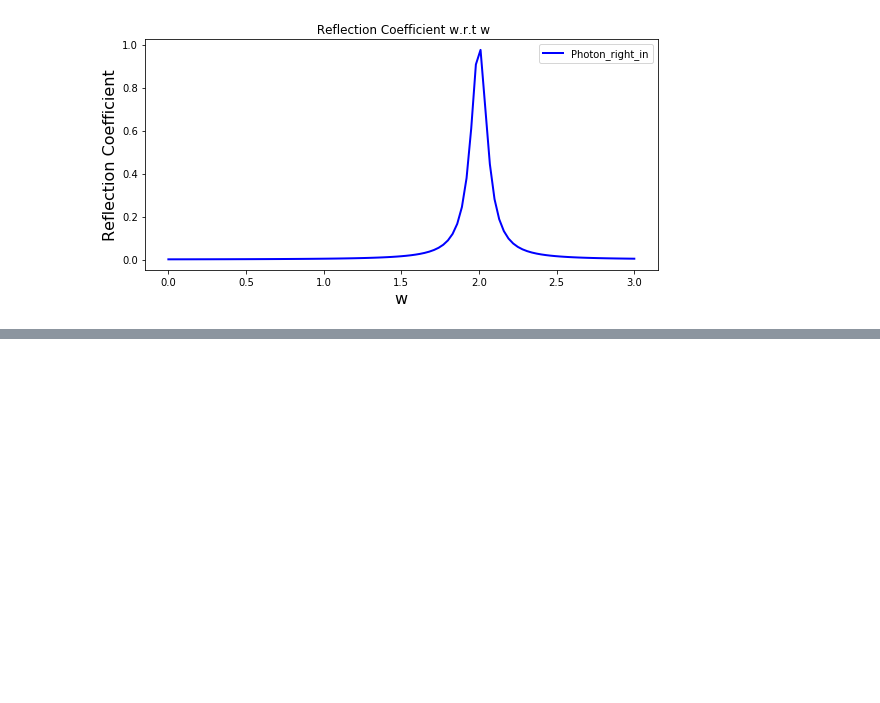
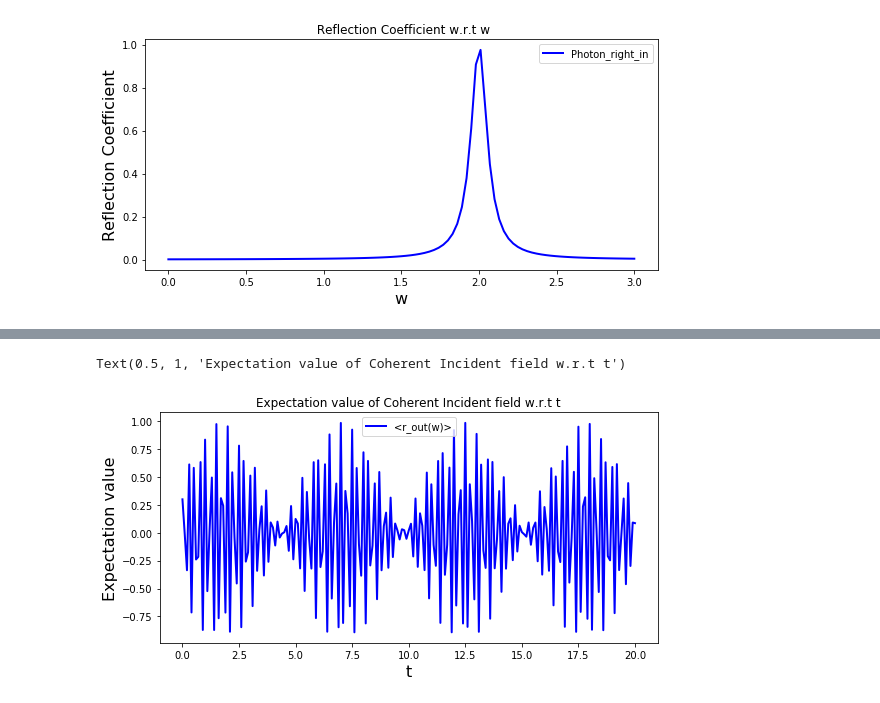
Before and after one commit to Aakashv6/Non-linear-Mirrors, a Jupyter notebook: Non-linear Mirror-Simulation.ipynb, the cells around one changed output, grey strips where cells are left out. Saved outputs shown, nothing was run; the diff lists cells and outputs as text; code cells hidden in the pictures; blank space fills up the shorter version.

```diff
--- a/Non-linear Mirror-Simulation.ipynb
+++ b/Non-linear Mirror-Simulation.ipynb
@@ -247,0 +287,13 @@ Text(0.5, 1, ' Reflection Coefficient w.r.t w')
+# %%
+fig, axes = plt.subplots(1, 1, sharex=True, figsize=(8,4))
+
+axes.plot(tlist, ro_expt, 'b', linewidth=2, label="<r_out(w)>")
+axes.set_ylabel("Expectation value", fontsize=16)
+axes.set_xlabel("t", fontsize=16)
+axes.legend(loc=0)
+
+fig.tight_layout()
+axes.set_title("Expectation value of Coherent Incident field w.r.t t")
+# %% [output]
+Text(0.5, 1, 'Expectation value of Coherent Incident field w.r.t t')
+[figure, added]
```
Also changed, not shown: parts of 6 cells of this notebook.
